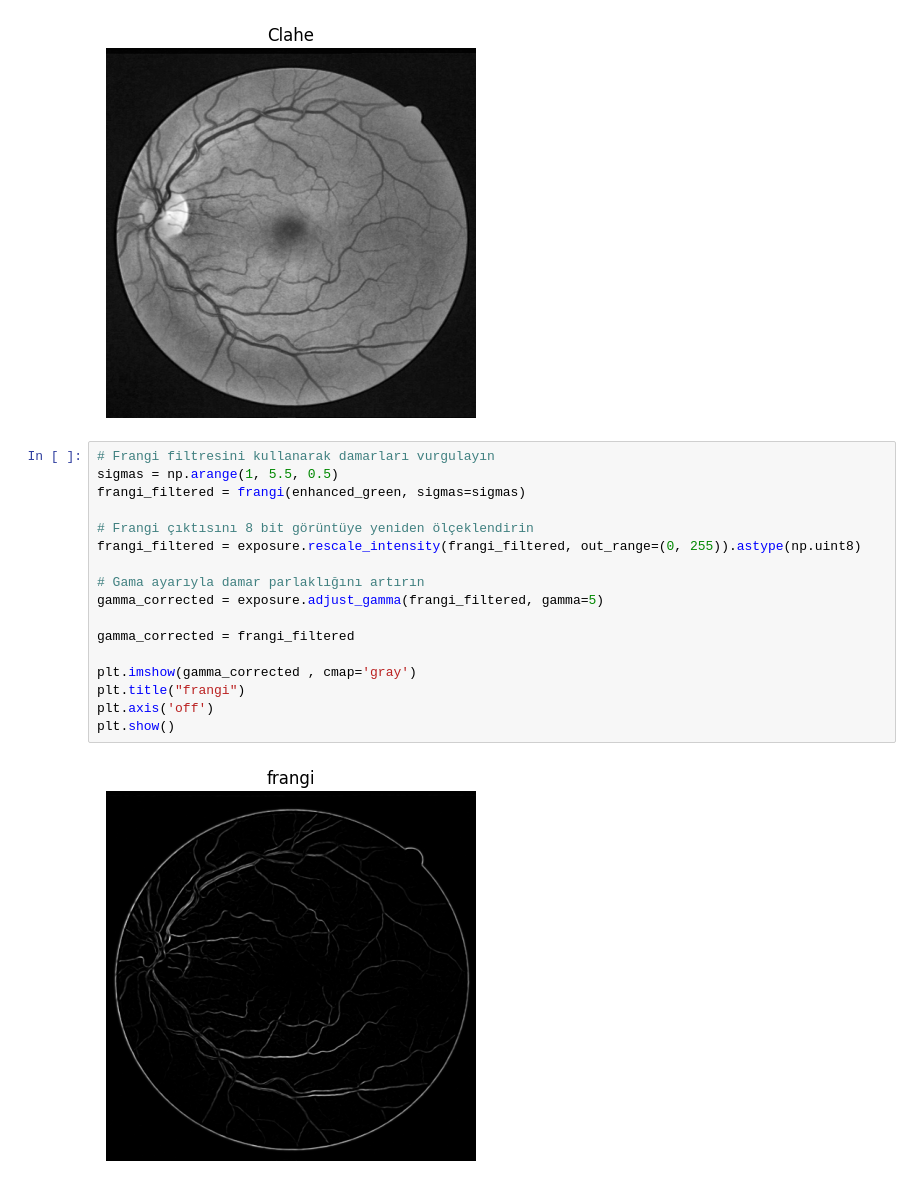
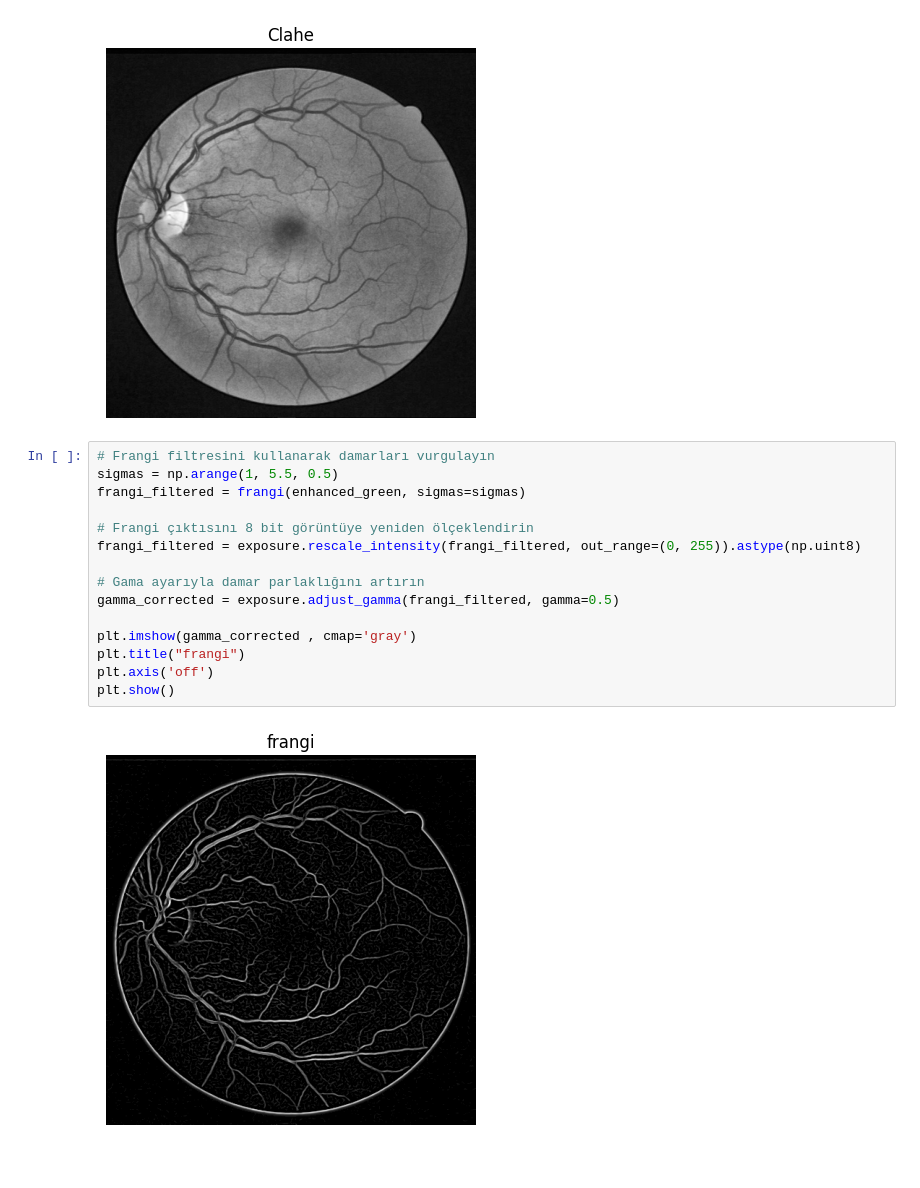
Before and after one commit to MustafaSirin/blood-vessel-detection-image-processing, a Jupyter notebook: frangi/frangi.ipynb, the cells around one changed output. Saved outputs shown, nothing was run; the diff lists cells and outputs as text.

Commit message:
Update frangi

```diff
--- a/frangi/frangi.ipynb
+++ b/frangi/frangi.ipynb
@@ -31,22 +31,20 @@ plt.show()
 # %%
 # Frangi filtresini kullanarak damarları vurgulayın
 sigmas = np.arange(1, 5.5, 0.5)
 frangi_filtered = frangi(enhanced_green, sigmas=sigmas)
 
 # Frangi çıktısını 8 bit görüntüye yeniden ölçeklendirin
 frangi_filtered = exposure.rescale_intensity(frangi_filtered, out_range=(0, 255)).astype(np.uint8)
 
 # Gama ayarıyla damar parlaklığını artırın
-gamma_corrected = exposure.adjust_gamma(frangi_filtered, gamma=5)
-
-gamma_corrected = frangi_filtered
+gamma_corrected = exposure.adjust_gamma(frangi_filtered, gamma=0.5)
 
 plt.imshow(gamma_corrected , cmap='gray')
 plt.title("frangi")
 plt.axis('off')
 plt.show()
 # %% [output]
-[figure, old version]
+[figure, new version]
 # %%
 def get_edges(img):
     ret,thresh1=cv2.threshold(img,25,255,cv2.THRESH_BINARY )
```
Also changed, not shown: parts of 2 cells of this notebook.
